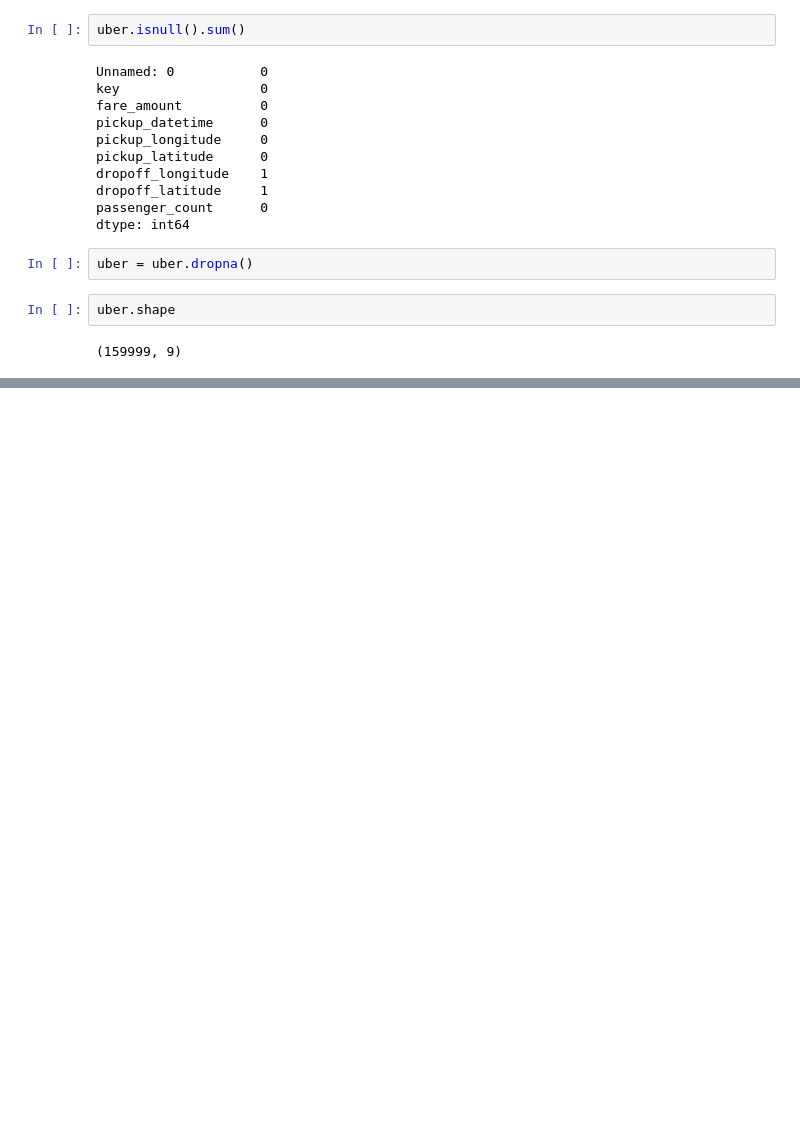
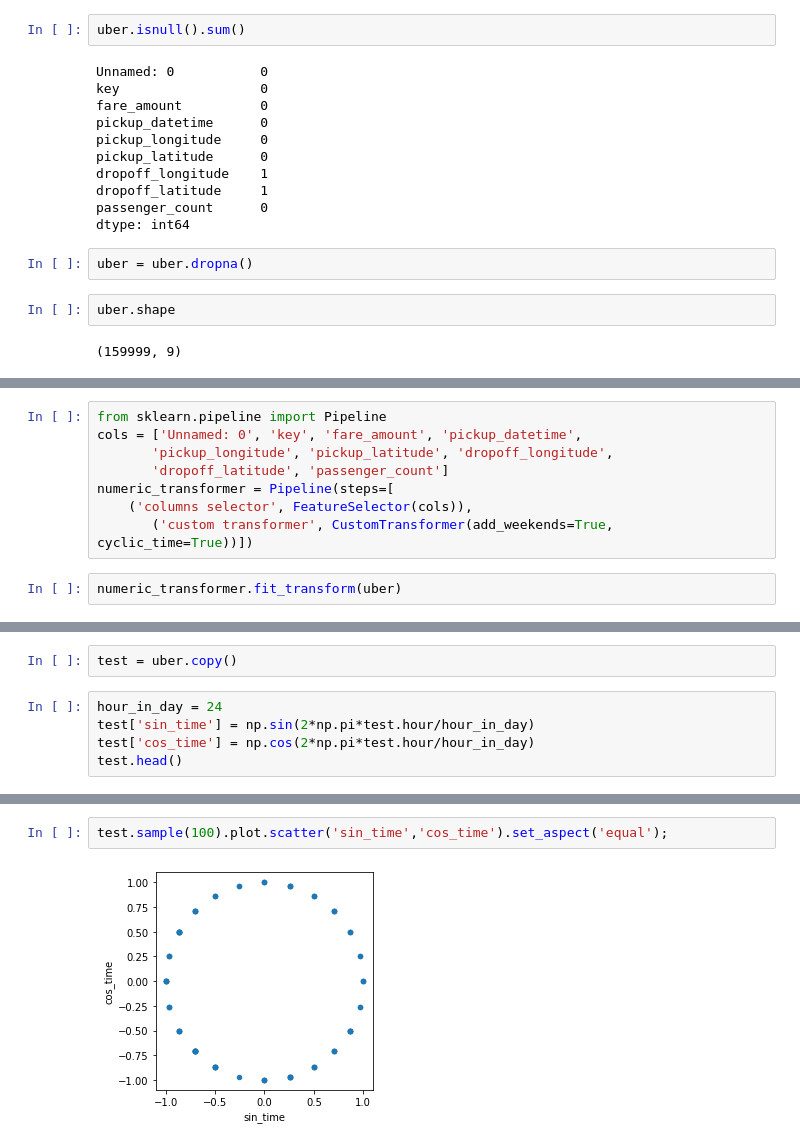
Before and after one commit to wyattsaltzman/Applied-ML-project-3, a Jupyter notebook: uber_dataset.ipynb, the cells around one changed output, grey strips where cells are left out. Cells and saved outputs as stored; diff of their text form; blank space fills up the shorter version.

Commit message:
custom transformer

```diff
--- a/uber_dataset.ipynb
+++ b/uber_dataset.ipynb
@@ -102,0 +160,10 @@ uber.shape
+# %%
+from sklearn.pipeline import Pipeline
+cols = ['Unnamed: 0', 'key', 'fare_amount', 'pickup_datetime',
+       'pickup_longitude', 'pickup_latitude', 'dropoff_longitude',
+       'dropoff_latitude', 'passenger_count']
+numeric_transformer = Pipeline(steps=[
+    ('columns selector', FeatureSelector(cols)),
+       ('custom transformer', CustomTransformer(add_weekends=True, cyclic_time=True))])
+# %%
+numeric_transformer.fit_transform(uber)
@@ -102,0 +175,7 @@ uber.shape
+# %%
+test = uber.copy()
+# %%
+hour_in_day = 24
+test['sin_time'] = np.sin(2*np.pi*test.hour/hour_in_day)
+test['cos_time'] = np.cos(2*np.pi*test.hour/hour_in_day)
+test.head()
@@ -102,0 +189,4 @@ uber.shape
+# %%
+test.sample(100).plot.scatter('sin_time','cos_time').set_aspect('equal');
+# %% [output]
+[figure, added]
```
Also changed, not shown: parts of 10 cells of this notebook.
